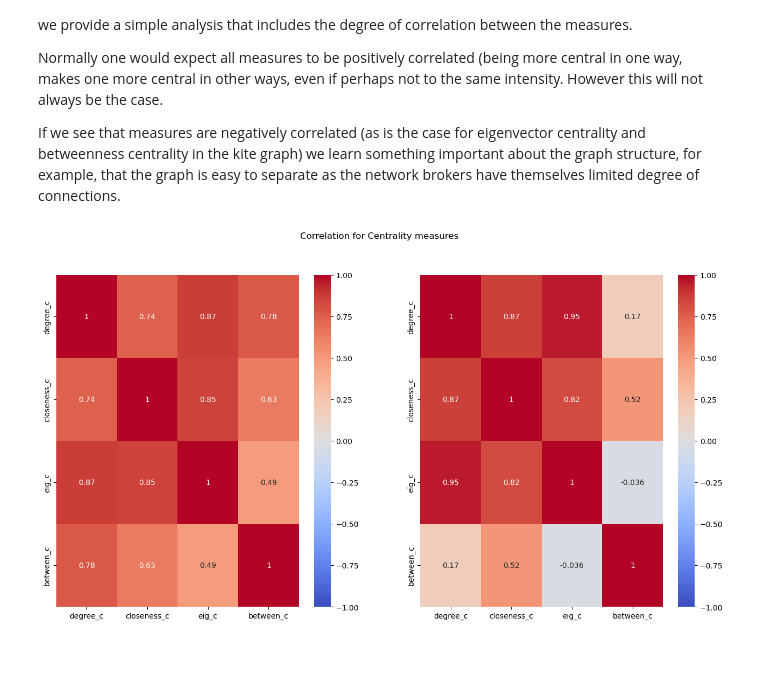
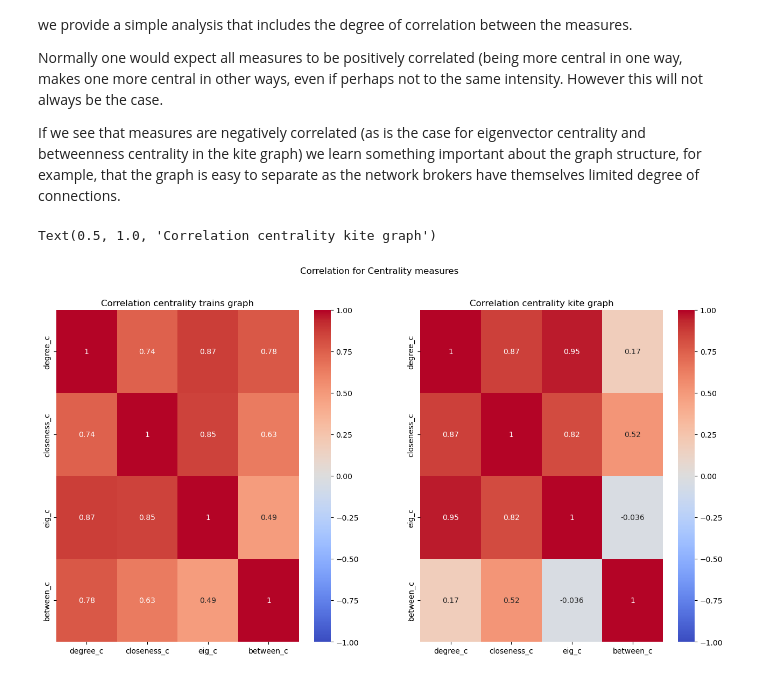
Before and after one commit to maastrichtlawtech/legalnetworkanalysis_textbook, a Jupyter notebook: Chapter_3_Centrality.ipynb, the cells around one changed output. Drawn from its saved outputs; the diff is of its cells as text; code cells hidden in the pictures.

```diff
--- a/Chapter_3_Centrality.ipynb
+++ b/Chapter_3_Centrality.ipynb
@@ -1160,10 +1213,26 @@ Since we have a 16x16 matrix, we are going to create a vector y with 16 initial
 
 $$ x = [0.0625, 0.0625, 0.0625, 0.0625 ... ] $$
 # %%
+g_ob = load_graph_from_json("data/obergefell.json")
+Ad = nx.adjacency_matrix(g_ob).todense()
+N = Ad@Ad.T
+
+
 y = (np.ones(16)/16)
 for i in range(0,100):
     y = N@y.reshape(16,1)
-    mynorm = np.linalg.norm(y)
-    y = y/mynorm
-np.round(y,2)
+    ynorm = np.linalg.norm(y)
+    y = y/ynorm
+
+hubs_by_hand = y
+
+hubs_by_hand_norm = hubs_by_hand/(np.sum(hubs_by_hand))
+
+resdf = pd.read_csv("data/hits_obergefell_results_2.csv", index_col="cases")
+
+resdf["hubs_by_hand"] = hubs_by_hand
+resdf["hubs_by_hand_norm"] = hubs_by_hand_norm
+
+resdf.to_csv("data/hits_obergefell_results_3.csv")
+resdf
 # %% [output]
@@ -1337,31 +1359,35 @@ g_kite = nx.krackhardt_kite_graph()
 results_trains = []
 for i in [nx.degree_centrality, nx.closeness_centrality, nx.eigenvector_centrality, nx.betweenness_centrality]:
     res = i(g_trains)
     results_trains.append(res)
 
 comparision_trains = pd.DataFrame({"nodes":results_trains[0].keys(),
               "degree_c":results_trains[0].values(),
              "closeness_c":results_trains[1].values(),
               "eig_c":results_trains[2].values(),
               "between_c":results_trains[3].values()})
 comparision_trains.set_index("nodes", inplace=True)
 
 results_kite = []
 for i in [nx.degree_centrality, nx.closeness_centrality, nx.eigenvector_centrality, nx.betweenness_centrality]:
     res = i(g_kite)
     results_kite.append(res)
 
 comparision_kite = pd.DataFrame({"nodes":results_kite[0].keys(),
               "degree_c":results_kite[0].values(),
              "closeness_c":results_kite[1].values(),
               "eig_c":results_kite[2].values(),
               "between_c":results_kite[3].values()})
 comparision_kite.set_index("nodes", inplace=True)
 
 
 fig, ax = plt.subplots(1,2, figsize=[16,8])
 plt.suptitle("Correlation for Centrality measures")
 sns.heatmap(comparision_trains.corr(), annot=True, vmin=-1, vmax=1, cmap="coolwarm", ax=ax[0])
 sns.heatmap(comparision_kite.corr(), annot=True, vmin=-1, vmax=1, cmap="coolwarm", ax=ax[1]);
+
+ax[0].set_title("Correlation centrality trains graph")
+ax[1].set_title("Correlation centrality kite graph")
 # %% [output]
+Text(0.5, 1.0, 'Correlation centrality kite graph')
-[figure, old version]
+[figure, new version]
```
Also changed, not shown: parts of 37 cells of this notebook, 5 other files.
